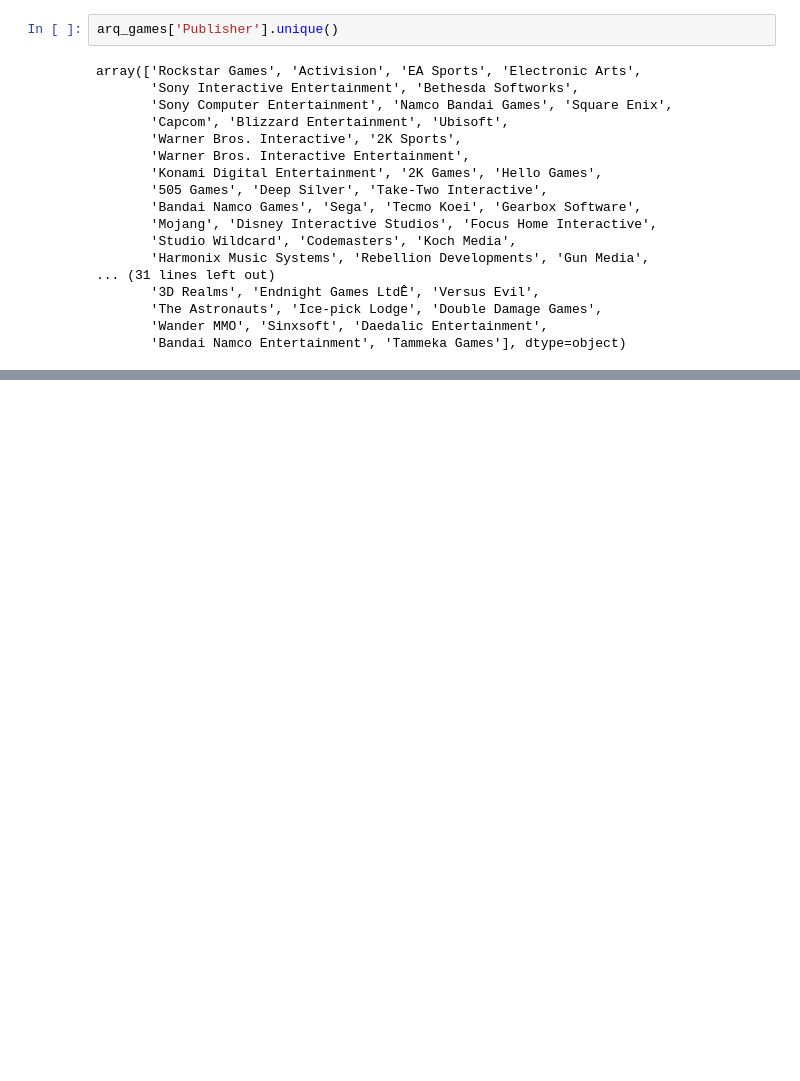
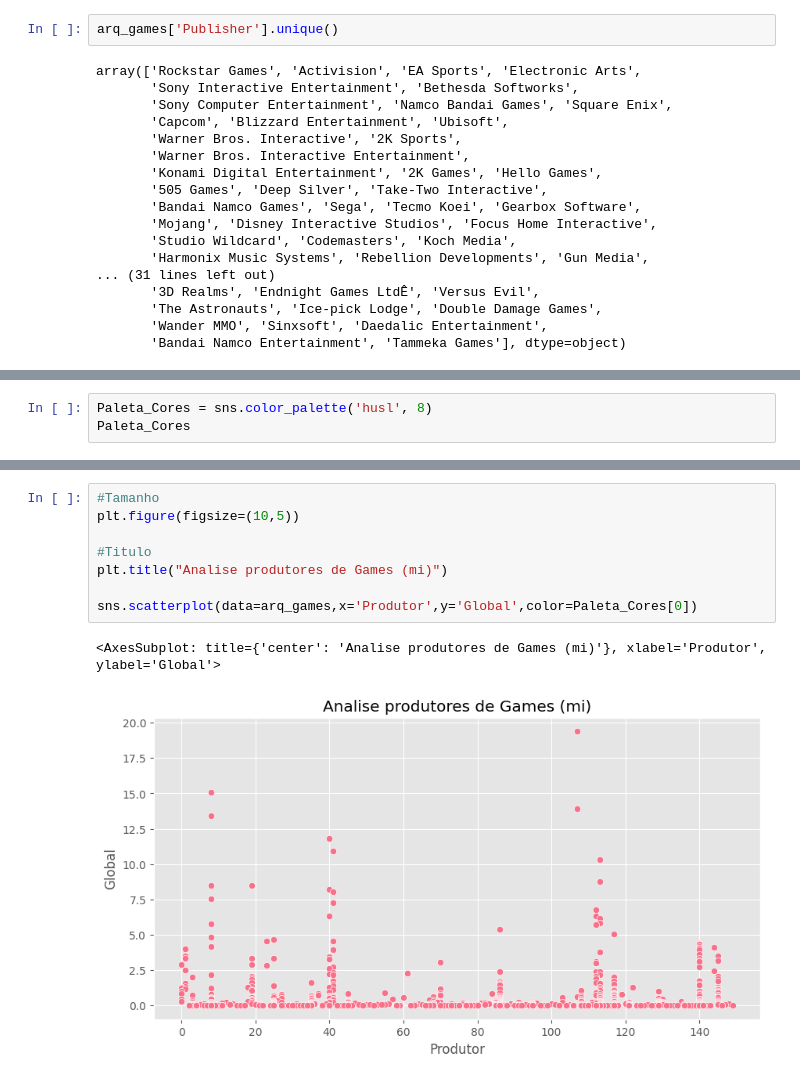
Before and after one commit to 21seya/Analise_dados_conceitos, a Jupyter notebook: projeto04_mercado_games.ipynb, the cells around one changed output, grey strips where cells are left out. Cells and saved outputs as stored; diff of their text form; blank space fills up the shorter version.

```diff
--- a/projeto04_mercado_games.ipynb
+++ b/projeto04_mercado_games.ipynb
@@ -278,0 +284,3 @@ ModuleNotFoundError: No module named 'sklearn'
+# %%
+Paleta_Cores = sns.color_palette('husl', 8)
+Paleta_Cores
@@ -278,0 +296,11 @@ ModuleNotFoundError: No module named 'sklearn'
+# %%
+#Tamanho
+plt.figure(figsize=(10,5))
+
+#Titulo
+plt.title("Analise produtores de Games (mi)")
+
+sns.scatterplot(data=arq_games,x='Produtor',y='Global',color=Paleta_Cores[0])
+# %% [output]
+<AxesSubplot: title={'center': 'Analise produtores de Games (mi)'}, xlabel='Produtor', ylabel='Global'>
+[figure, added]
```
Also changed, not shown: parts of 4 cells of this notebook.
